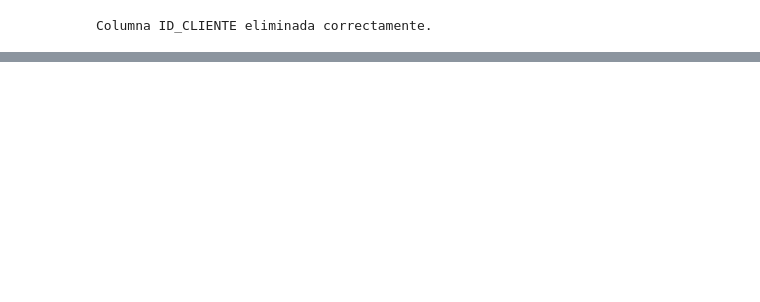
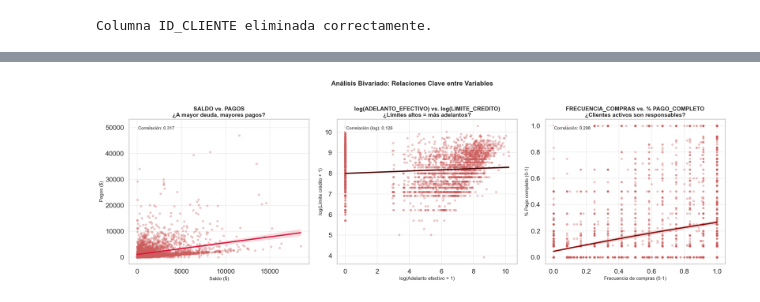
Before and after one commit to MrSpain2104/cluster, a Jupyter notebook: CC_GENERAL_analysis.ipynb, the cells around one changed output, grey strips where cells are left out. Drawn from its saved outputs; the diff is of its cells as text; code cells hidden in the pictures; blank space fills up the shorter version.

```diff
--- a/CC_GENERAL_analysis.ipynb
+++ b/CC_GENERAL_analysis.ipynb
@@ -280,19 +668,66 @@ Investigamos los pares destacados por el área de negocio para entender patrones
 # %%
-# Visualización de relaciones clave con regresiones
-rel_cols = ['SALDO','PAGOS','ADELANTO_EFECTIVO','LIMITE_CREDITO','FRECUENCIA_COMPRAS','PORC_PAGO_COMPLETO']
+# Seleccionar muestra representativa para visualización (5,000 clientes)
+rel_cols = ['SALDO', 'PAGOS', 'ADELANTO_EFECTIVO', 'LIMITE_CREDITO',
+            'FRECUENCIA_COMPRAS', 'PORC_PAGO_COMPLETO']
 sample_rel = df_eda[rel_cols].dropna().sample(n=min(5000, len(df_eda)), random_state=42)
-fig, axes = plt.subplots(1, 3, figsize=(20, 6))
-sns.regplot(data=sample_rel, x='SALDO', y='PAGOS', ax=axes[0], scatter_kws={'alpha':0.25, 's':15}, line_kws={'color':'crimson'})
-axes[0].set_title('SALDO vs PAGOS', fontsize=12)
-axes[0].set_xlabel('Saldo')
-axes[0].set_ylabel('Pagos')
-sns.regplot(x=np.log1p(sample_rel['ADELANTO_EFECTIVO']), y=np.log1p(sample_rel['LIMITE_CREDITO']), ax=axes[1], scatter_kws={'alpha':0.25, 's':15}, line_kws={'color':'darkgreen'})
-axes[1].set_title('log(ADELANTO_EFECTIVO) vs log(LIMITE_CREDITO)', fontsize=12)
-axes[1].set_xlabel('log(Adelanto de efectivo + 1)')
-axes[1].set_ylabel('log(Límite de crédito + 1)')
-sns.regplot(data=sample_rel, x='FRECUENCIA_COMPRAS', y='PORC_PAGO_COMPLETO', lowess=True, ax=axes[2], scatter_kws={'alpha':0.25, 's':15}, line_kws={'color':'navy'})
-axes[2].set_title('Frecuencia de compras vs % de pago completo', fontsize=12)
-axes[2].set_xlabel('Frecuencia de compras')
-axes[2].set_ylabel('% pago completo')
+
+fig, axes = plt.subplots(1, 3, figsize=(22, 7))
+
+# Plot 1: SALDO vs PAGOS (escala original)
+sns.regplot(data=sample_rel, x='SALDO', y='PAGOS', ax=axes[0],
+           scatter_kws={'alpha': 0.3, 's': 20, 'color': PALETTE_LIGHT},
+           line_kws={'color': PALETTE_ACCENT, 'linewidth': 3})
+axes[0].set_title('SALDO vs. PAGOS\n¿A mayor deuda, mayores pagos?',
+                  fontsize=14, fontweight='bold')
+axes[0].set_xlabel('Saldo ($)', fontsize=12)
+axes[0].set_ylabel('Pagos ($)', fontsize=12)
+axes[0].grid(alpha=0.3)
+
+# Calcular correlación
+corr_1 = sample_rel[['SALDO', 'PAGOS']].corr().iloc[0, 1]
+axes[0].text(0.05, 0.95, f'Correlación: {corr_1:.3f}',
+            transform=axes[0].transAxes, fontsize=11,
+            bbox=dict(boxstyle='round', facecolor='white', alpha=0.8),
+            verticalalignment='top')
+
+# Plot 2: log(ADELANTO_EFECTIVO) vs log(LIMITE_CREDITO)
+log_adelanto = np.log1p(sample_rel['ADELANTO_EFECTIVO'])
+log_limite = np.log1p(sample_rel['LIMITE_CREDITO'])
+sns.regplot(x=log_adelanto, y=log_limite, ax=axes[1],
+           scatter_kws={'alpha': 0.3, 's': 20, 'color': PALETTE_LIGHT},
+           line_kws={'color': PALETTE_DARK, 'linewidth': 3})
+axes[1].set_title('log(ADELANTO_EFECTIVO) vs. log(LIMITE_CREDITO)\n¿Límites altos = más adelantos?',
+                  fontsize=14, fontweight='bold')
+axes[1].set_xlabel('log(Adelanto efectivo + 1)', fontsize=12)
+axes[1].set_ylabel('log(Límite crédito + 1)', fontsize=12)
+axes[1].grid(alpha=0.3)
+
+corr_2 = pd.DataFrame({'log_adelanto': log_adelanto, 'log_limite': log_limite}).corr().iloc[0, 1]
+axes[1].text(0.05, 0.95, f'Correlación (log): {corr_2:.3f}',
+            transform=axes[1].transAxes, fontsize=11,
+            bbox=dict(boxstyle='round', facecolor='white', alpha=0.8),
+            verticalalignment='top')
+
+# Plot 3: FRECUENCIA_COMPRAS vs PORC_PAGO_COMPLETO (regresión lineal simple)
+sns.regplot(data=sample_rel, x='FRECUENCIA_COMPRAS', y='PORC_PAGO_COMPLETO',
+           ax=axes[2], order=2,  # Polinomio de grado 2 en lugar de lowess
+           scatter_kws={'alpha': 0.3, 's': 20, 'color': PALETTE_LIGHT},
+           line_kws={'color': PALETTE_MAIN, 'linewidth': 3})
+axes[2].set_title('FRECUENCIA_COMPRAS vs. % PAGO_COMPLETO\n¿Clientes activos son responsables?',
+                  fontsize=14, fontweight='bold')
+axes[2].set_xlabel('Frecuencia de compras (0-1)', fontsize=12)
+axes[2].set_ylabel('% Pago completo (0-1)', fontsize=12)
+axes[2].grid(alpha=0.3)
+
+corr_3 = sample_rel[['FRECUENCIA_COMPRAS', 'PORC_PAGO_COMPLETO']].corr().iloc[0, 1]
+axes[2].text(0.05, 0.95, f'Correlación: {corr_3:.3f}',
+            transform=axes[2].transAxes, fontsize=11,
+            bbox=dict(boxstyle='round', facecolor='white', alpha=0.8),
+            verticalalignment='top')
+
+plt.suptitle('Análisis Bivariado: Relaciones Clave entre Variables',
+             fontsize=16, fontweight='bold', y=1.02)
 plt.tight_layout()
 plt.show()
+# %% [output]
+[figure, added]
```
Also changed, not shown: parts of 36 cells of this notebook, 2 other files.
